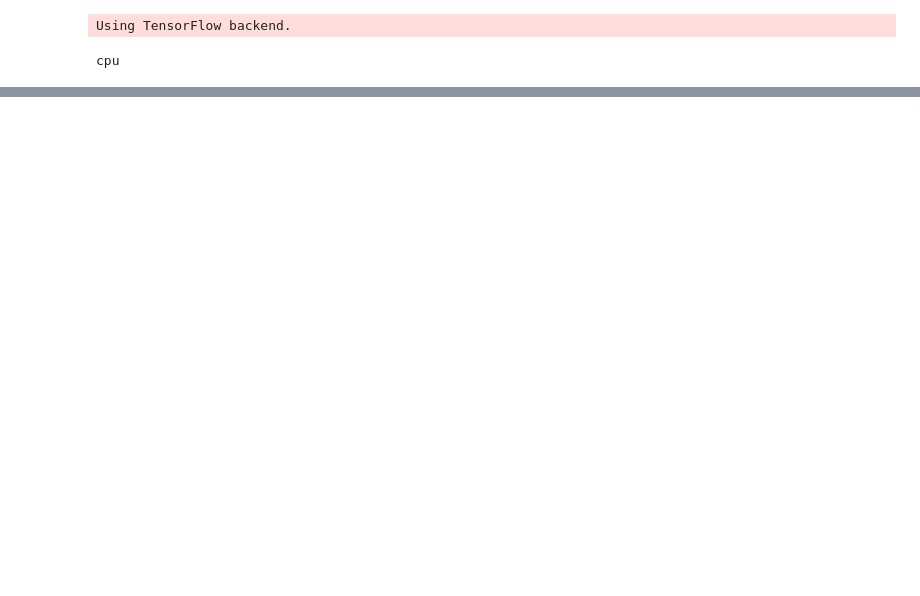
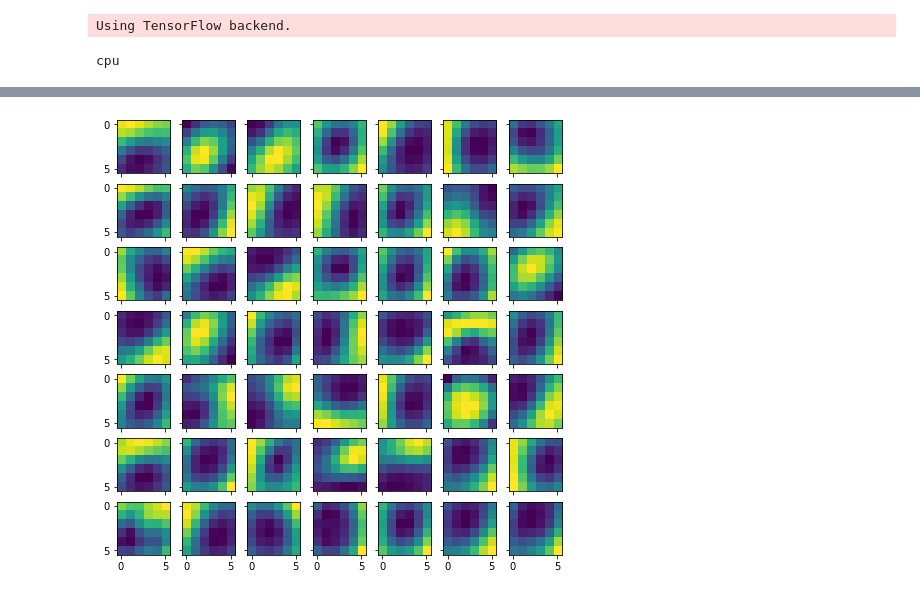
Before and after one commit to Shagesh/pytorch-NSM, a Jupyter notebook: Pytorch-NSM.ipynb, the cells around one changed output, grey strips where cells are left out. Saved outputs shown, nothing was run; the diff lists cells and outputs as text; code cells hidden in the pictures; blank space fills up the shorter version.

```diff
--- a/Pytorch-NSM.ipynb
+++ b/Pytorch-NSM.ipynb
@@ -606,16 +683,14 @@ class Supervised_NSM_Conv(nn.Module):
 num_labels = 10
 alpha_ = np.logspace(2,-2,5)
 running_loss = []
-alpha = 1e0
+alpha = 1e-1
 tau = 1e-1
 tauLabel = 1e0
 # for tau_ in tau:
 # Train the model
 # for tauLabel in alpha_:
-filter_video = []
 model = Supervised_NSM_Conv(1,50,6,num_labels,etaW=1e-3,etaM=1e-3,tau=tau,tauLabel=tauLabel)
-weight_filters = model.encoder.weight
-for epoch in range(2):
+for epoch in range(3):
     for idx,data in enumerate(train_loader):
         images, labels = data
 #         labels = torch.tensor(one_hot_encoding_func(labels.numpy()))
@@ -633,6 +708,5 @@ for epoch in range(2):
 
         running_loss.append(loss.item())
         if idx % 10 == 9:
-            filter_video.append(np.copy(np.transpose(model.encoder.weight.detach().numpy()[0, :], (1, 2, 0))))
             print('[%.1e, %5d] loss: %.3f' % (tauLabel, idx + 1, running_loss[-1] / batch_size), end = '\r')
 # %% [output]
@@ -640,3 +714,16 @@ for epoch in range(2):
+# %%
+filters = model.encoder.weight.detach().numpy()
+filters_min = np.amin(filters)
+filters_max = np.amax(filters)
+
+fig, ax = plt.subplots(7, 7, sharex=True, sharey=True, figsize=(8,8))
+for i in range(7):
+    for j in range(7):
+        ax[i][j].imshow((filters[i*7+j, 0] - filters_min )/(filters_max - filters_min))
+# show the plot
+plt.show()
+# %% [output]
+[figure, added]
 # %%
 train_labels_data = []
 train_embedded_data = []
```
Also changed, not shown: parts of 9 cells of this notebook.
